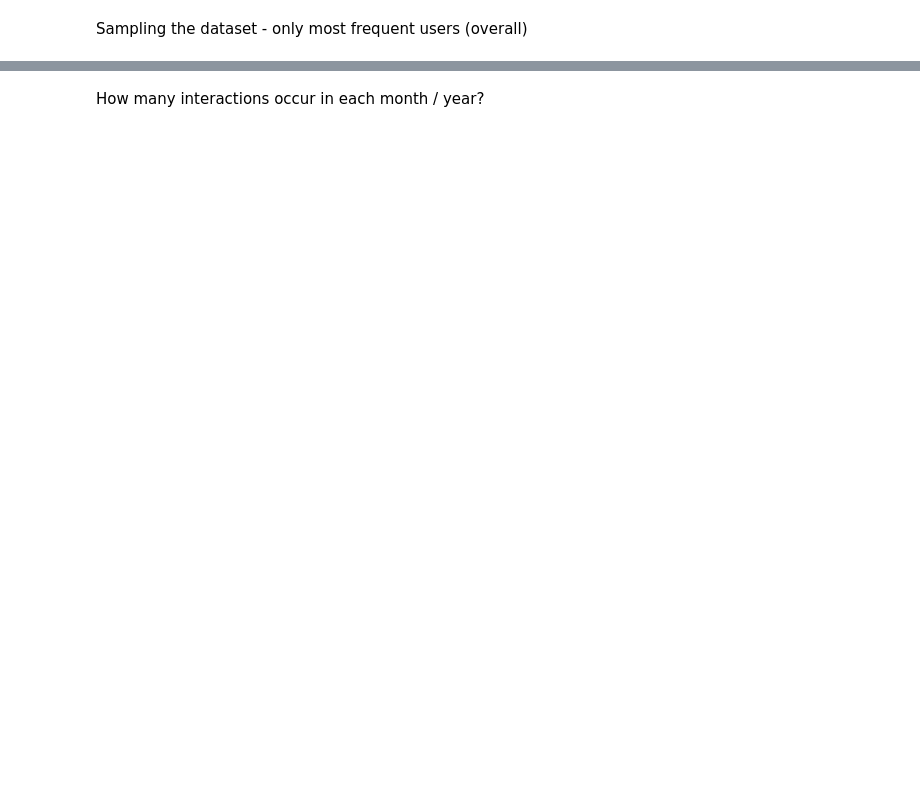
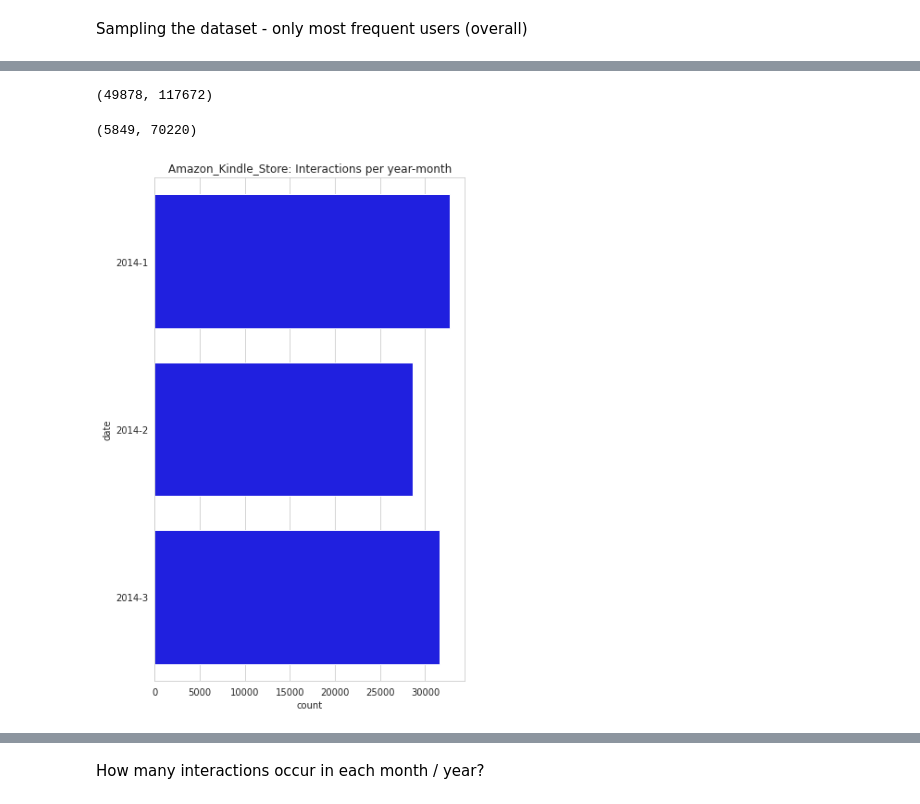
Before and after one commit to Key0412/streamRec-forgetting, a Jupyter notebook: notebooks/Avaliação de Dataset - Amazon Kindle.ipynb, the cells around one changed output, grey strips where cells are left out. Cells and saved outputs as stored; diff of their text form; code cells hidden in the pictures; blank space fills up the shorter version.

```diff
--- a/notebooks/Avaliação de Dataset - Amazon Kindle.ipynb
+++ b/notebooks/Avaliação de Dataset - Amazon Kindle.ipynb
@@ -160,2 +192,13 @@ freq_users = user_freq_over_months[user_freq_over_months >= threshold].index
+# %%
+data['user_id'].nunique(), data['item_id'].nunique() # original number of users, original number of items
+# %% [output]
+(49878, 117672)
+# %%
+_.loc[freq_users].reset_index()['user_id'].nunique(), _.loc[freq_users].reset_index()['item_id'].nunique() # sample number of users, and of items
+# %% [output]
+(5849, 70220)
 # %%
-data = data.set_index('user_id').loc[freq_users].reset_index()
+# %%time
+plot_interactions_per_month(data=_.loc[freq_users].reset_index(), dataset_name=dataset_name)
+# %% [output]
+[figure, added]
```
Also changed, not shown: parts of 54 cells of this notebook, 28 other files.
